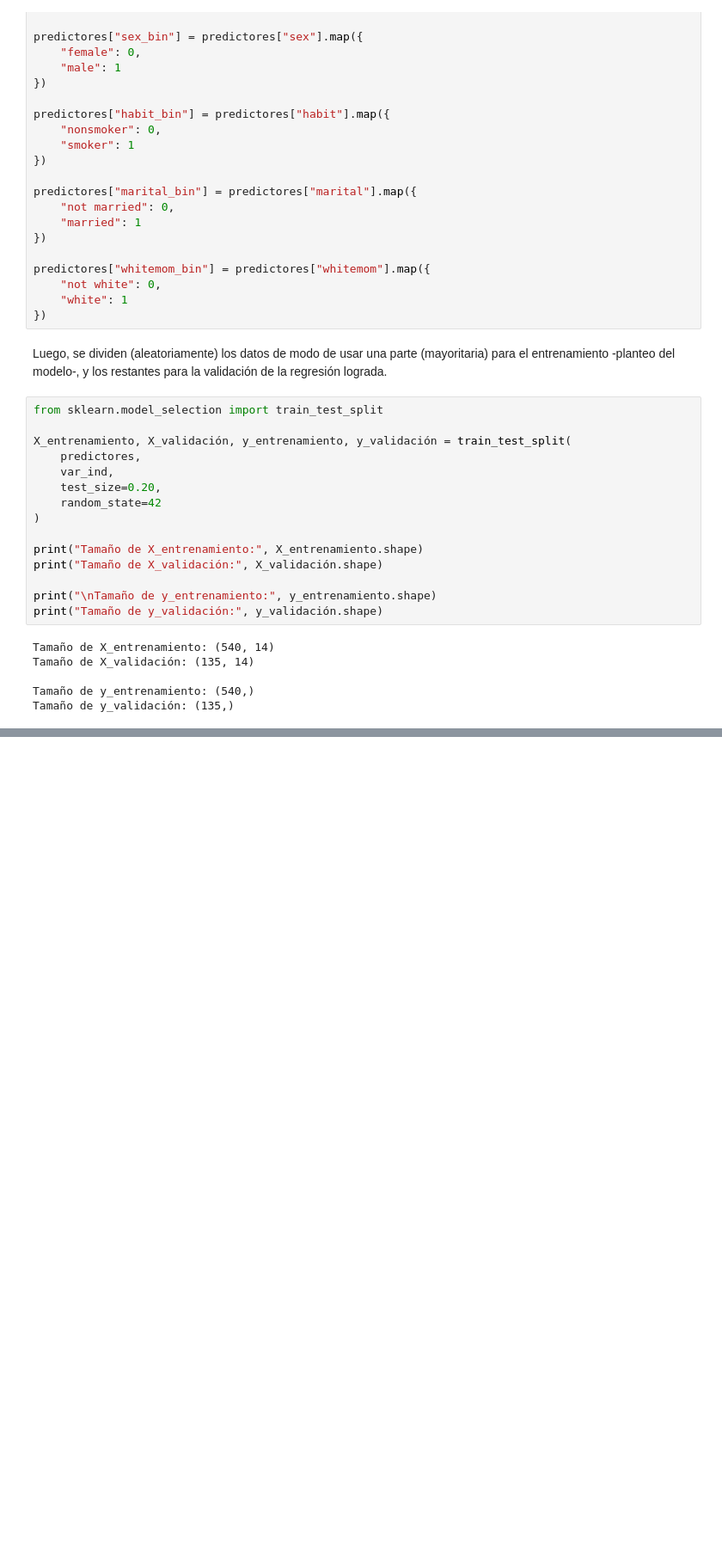
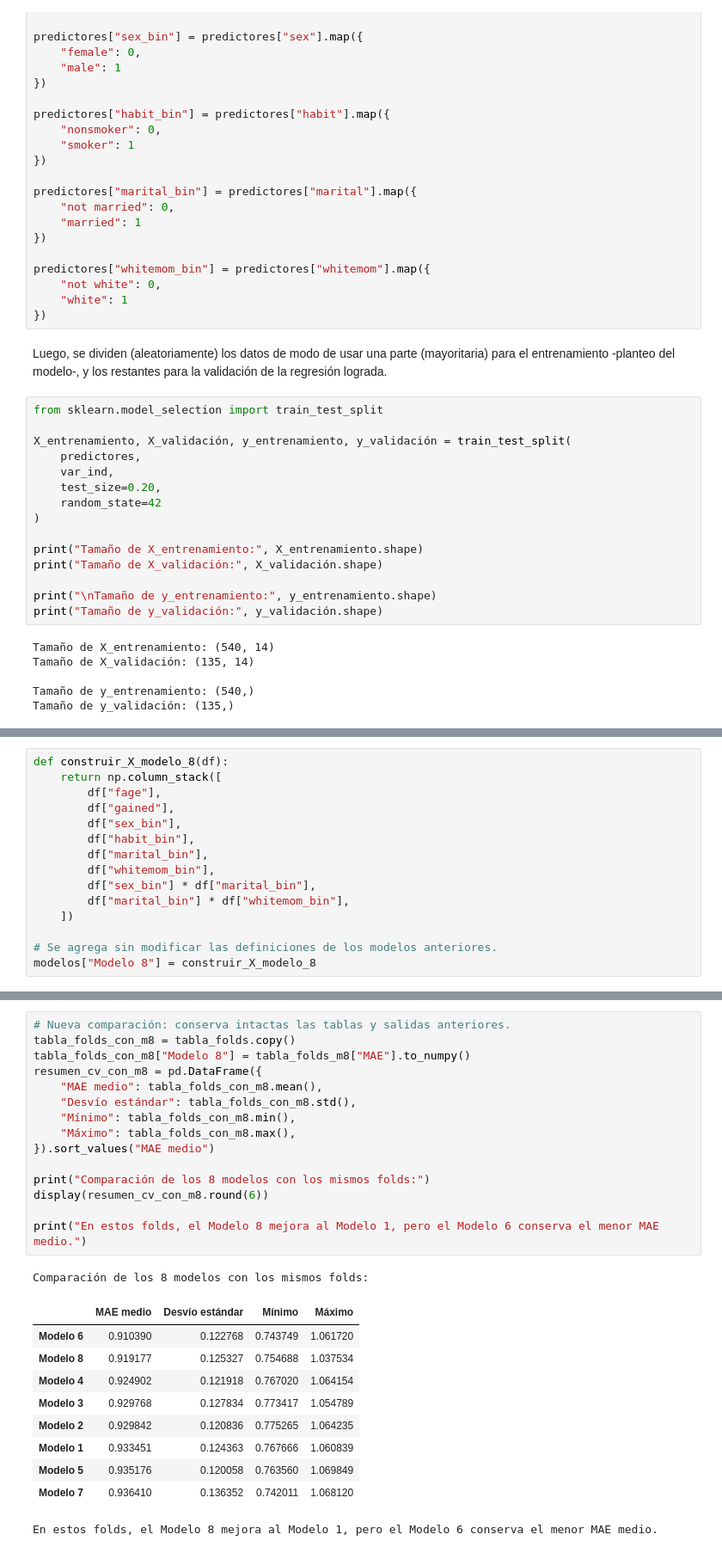
Before and after one commit to nehuenigds/LdD2026, a Jupyter notebook: TPs/TP1/TP1 ramiro.ipynb, the cells around one changed output, grey strips where cells are left out. Shown at 86% size. Drawn from its saved outputs; the diff is of its cells as text; blank space fills up the shorter version.

```diff
--- a/TPs/TP1/TP1 ramiro.ipynb
+++ b/TPs/TP1/TP1 ramiro.ipynb
@@ -875,0 +824,15 @@ plt.show()
+# %%
+def construir_X_modelo_8(df):
+    return np.column_stack([
+        df["fage"],
+        df["gained"],
+        df["sex_bin"],
+        df["habit_bin"],
+        df["marital_bin"],
+        df["whitemom_bin"],
+        df["sex_bin"] * df["marital_bin"],
+        df["marital_bin"] * df["whitemom_bin"],
+    ])
+
+# Se agrega sin modificar las definiciones de los modelos anteriores.
+modelos["Modelo 8"] = construir_X_modelo_8
@@ -875,0 +910,27 @@ plt.show()
+# %%
+# Nueva comparación: conserva intactas las tablas y salidas anteriores.
+tabla_folds_con_m8 = tabla_folds.copy()
+tabla_folds_con_m8["Modelo 8"] = tabla_folds_m8["MAE"].to_numpy()
+resumen_cv_con_m8 = pd.DataFrame({
+    "MAE medio": tabla_folds_con_m8.mean(),
+    "Desvío estándar": tabla_folds_con_m8.std(),
+    "Mínimo": tabla_folds_con_m8.min(),
+    "Máximo": tabla_folds_con_m8.max(),
+}).sort_values("MAE medio")
+
+print("Comparación de los 8 modelos con los mismos folds:")
+display(resumen_cv_con_m8.round(6))
+
+print("En estos folds, el Modelo 8 mejora al Modelo 1, pero el Modelo 6 conserva el menor MAE medio.")
+# %% [output]
+Comparación de los 8 modelos con los mismos folds:
+|  | MAE medio | Desvío estándar | Mínimo | Máximo |
+| Modelo 6 | 0.910390 | 0.122768 | 0.743749 | 1.061720 |
+| Modelo 8 | 0.919177 | 0.125327 | 0.754688 | 1.037534 |
+| Modelo 4 | 0.924902 | 0.121918 | 0.767020 | 1.064154 |
+| Modelo 3 | 0.929768 | 0.127834 | 0.773417 | 1.054789 |
+| Modelo 2 | 0.929842 | 0.120836 | 0.775265 | 1.064235 |
+| Modelo 1 | 0.933451 | 0.124363 | 0.767666 | 1.060839 |
+| Modelo 5 | 0.935176 | 0.120058 | 0.763560 | 1.069849 |
+| Modelo 7 | 0.936410 | 0.136352 | 0.742011 | 1.068120 |
+En estos folds, el Modelo 8 mejora al Modelo 1, pero el Modelo 6 conserva el menor MAE medio.
```
Also changed, not shown: parts of 22 cells of this notebook, 29 other files.
